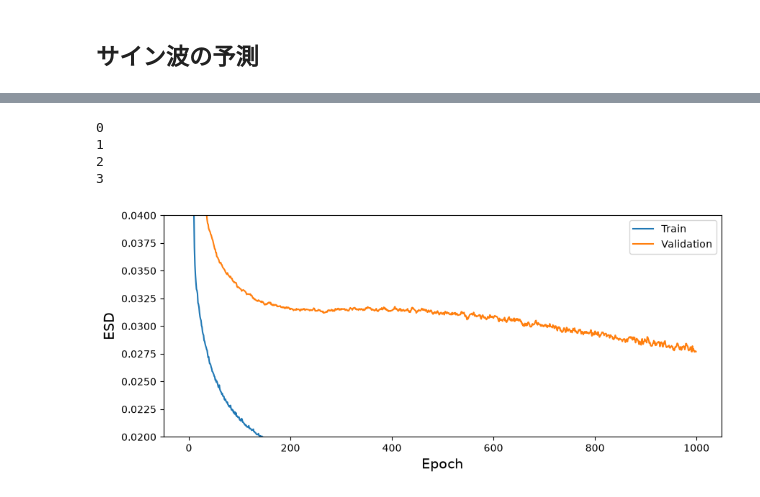
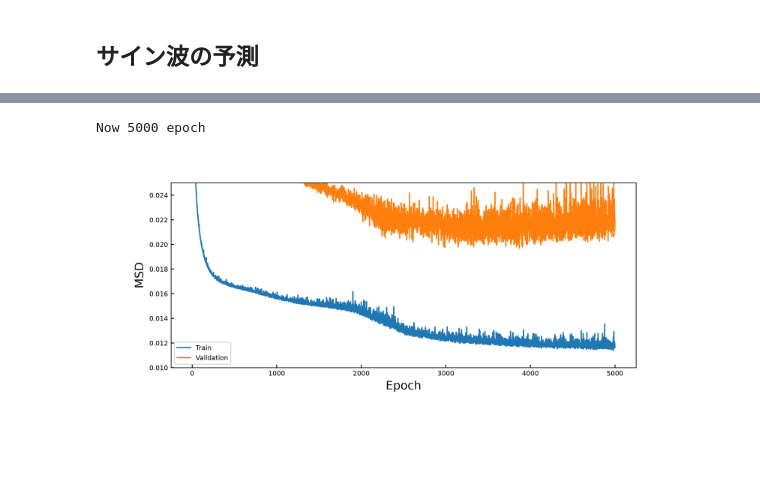
Before and after one commit to KOJIRO161/NNbased-RSFP, a Jupyter notebook: SPReAD/Gemini/Tutorial/Tutorial_SineCurve.ipynb, the cells around one changed output, grey strips where cells are left out. Cells and saved outputs as stored; diff of their text form; code cells hidden in the pictures; blank space fills up the shorter version.

```diff
--- a/SPReAD/Gemini/Tutorial/Tutorial_SineCurve.ipynb
+++ b/SPReAD/Gemini/Tutorial/Tutorial_SineCurve.ipynb
@@ -113,11 +160,15 @@ optimizer = optim.SGD(model.parameters(), lr=0.01) # 確率的勾配降下法
 # %%
-record_loss_train = []
-record_loss_val = []
-len_epoch = 1000
+# 学習
 
-for i in tqdm(range(len_epoch)):
+## 学習するエポック数
+add_epoch = 5000
+
+for _ in tqdm(range(add_epoch)):
+    epoch += 1
+
+    ## 訓練を行う
     model.train() # 訓練モード
-    loss_train = 0
+    loss_train = 0 # lossの平均を監視する
     for j, (x, t) in enumerate(loader["train"]):
         loss = criterion(model(x), t.to(device))
         loss_train += loss.item()
@@ -135,34 +186,47 @@ for i in tqdm(range(len_epoch)):
             loss_val += loss.item()
         loss_val /= j+1
         record_loss_val.append(loss_val)
+
+    filename = "model_epoch{}.pth".format(epoch)
+    save_path = os.path.join(savedir_model, filename)
+    torch.save(model.state_dict(), save_path)
+
+print("Now {} epoch".format(epoch))
+# %% [output]
+Now 5000 epoch
-# %%
-with torch.no_grad():
-    for j, (x,t) in enumerate(loader["train"]):
-        print(j)
-# %% [output]
-0
-1
-2
-3
 # %%
-fig, ax = plt.subplots()
-fig.set_size_inches(10,4)
+# 学習履歴の可視化
+def display_historical_curve(len_epoch, loss_train, loss_val):
+    fig, ax = plt.subplots()
+    fig.set_size_inches(10,4)
 
-ax.plot(
-    range(len_epoch),
+    ax.plot(
+        range(len_epoch), # type: ignore
+        loss_train,
+        label = "Train"
+    )
+    ax.plot(
+        range(len_epoch), # type: ignore
+        loss_val,
+        label = "Validation"
+    )
+    ax.set_ylim(0,0.1)
+    ax.set_ylim(0,0.04)
+    ax.set_ylim(0.01,0.025)
+    # ax.set_xlim(0,1000)
+    ax.legend()
+    ax.set_xlabel("Epoch", fontsize = 14)
+    ax.set_ylabel("MSD", fontsize = 14)
+    pngpath = os.path.join(cachedir, "train_history.png")
+    plt.savefig(pngpath, dpi = 300)
+    plt.close()
+    display(Image(pngpath, width = 600))
+
+display_historical_curve(
+    epoch, # type: ignore
     record_loss_train,
-    label = "Train"
+    record_loss_val
 )
-ax.plot(
-    range(len_epoch),
-    record_loss_val,
-    label = "Validation"
-)
-ax.set_ylim(0,0.1)
-ax.set_ylim(0.02,0.04)
-ax.legend()
-ax.set_xlabel("Epoch", fontsize = 14)
-ax.set_ylabel("ESD", fontsize = 14)
-plt.show()
+del display_historical_curve
 # %% [output]
-[figure, old version]
+[figure, new version]
```
Also changed, not shown: parts of 8 cells of this notebook, 1 other file.
